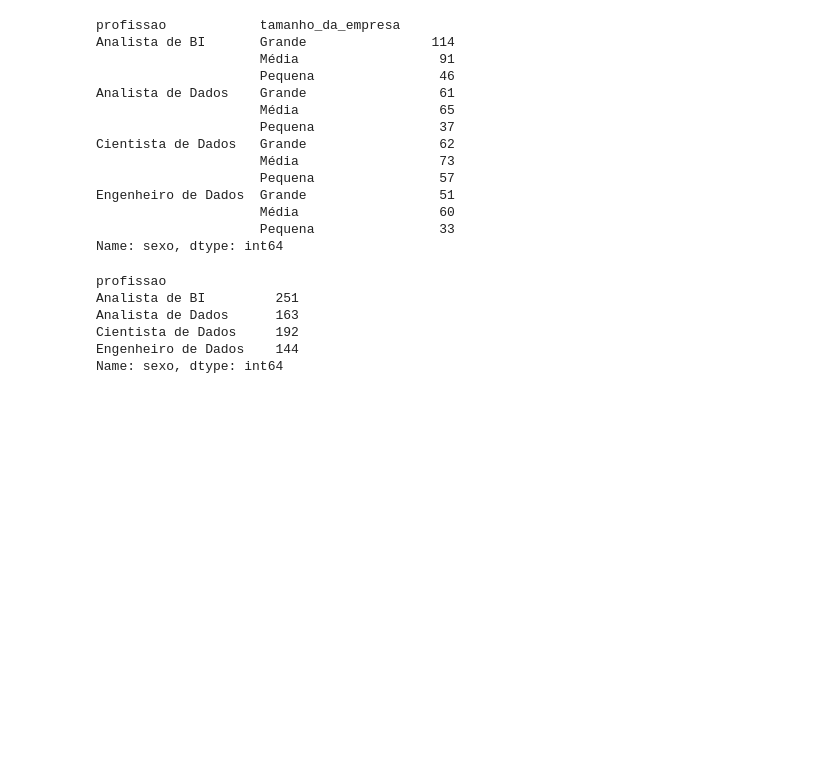
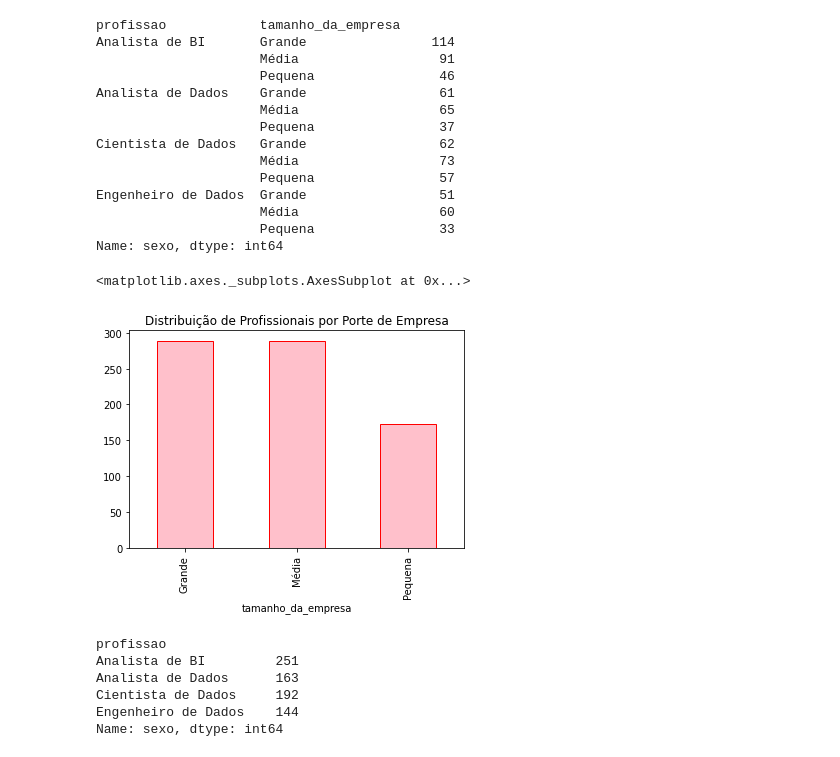
Before and after one commit to travallons/flaidds3, a Jupyter notebook: O_Perfil_do_Profissional_de_Dados_EDA_Flai_Rodrigo_Pravalão.ipynb, the cells around one changed output. Saved outputs shown, nothing was run; the diff lists cells and outputs as text; code cells hidden in the pictures; blank space fills up the shorter version.

```diff
--- a/O_Perfil_do_Profissional_de_Dados_EDA_Flai_Rodrigo_Pravalão.ipynb
+++ b/O_Perfil_do_Profissional_de_Dados_EDA_Flai_Rodrigo_Pravalão.ipynb
@@ -437,6 +454,11 @@ Engenheiro de Dados  Grande                 51
                      Média                  60
                      Pequena                33
 Name: sexo, dtype: int64
+# %%
+pds.groupby(['tamanho_da_empresa']).count()['sexo'].plot(kind = 'bar', color = 'pink', edgecolor = 'red', title = 'Distribuição de Profissionais por Porte de Empresa')
+# %% [output]
+<matplotlib.axes._subplots.AxesSubplot at 0x...>
+[figure, added]
 # %%
 pds.groupby(['profissao']).count()['sexo']
 # %% [output]
```
Also changed, not shown: parts of 4 cells of this notebook.
